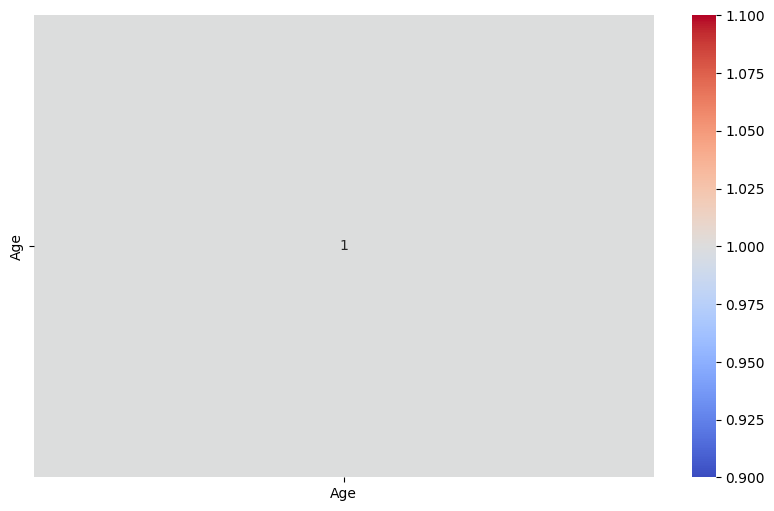
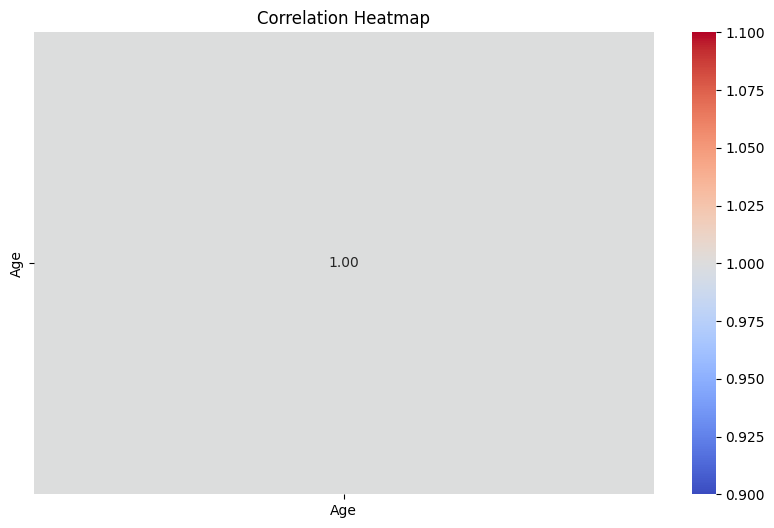
The notebook cell's code change between the first figure and the second:
--- before
+++ after
@@ -1,7 +1,26 @@
 #correlation heatmap
-plt.figure(figsize=(10,6))
-sns.heatmap(df.corr(numeric_only=True),
+#plt.figure(figsize=(10,6))
+#sns.heatmap(df.corr(numeric_only=True),
+  #          annot=True,
+#            cmap='coolwarm')
+
+#plt.show()
+import pandas as pd
+import seaborn as sns
+import matplotlib.pyplot as plt
+df=pd.read_csv("cleaned_dataset.csv")
+
+# Select only numeric columns
+numeric_df = df.select_dtypes(include='number')
+
+corr_matrix = numeric_df.corr()
+
+# Plot heatmap
+plt.figure(figsize=(10, 6))
+sns.heatmap(corr_matrix,
             annot=True,
-            cmap='coolwarm')
+            cmap='coolwarm',
+            fmt='.2f')
 
+plt.title("Correlation Heatmap")
 plt.show()

Commit: Added notebooks and sql files